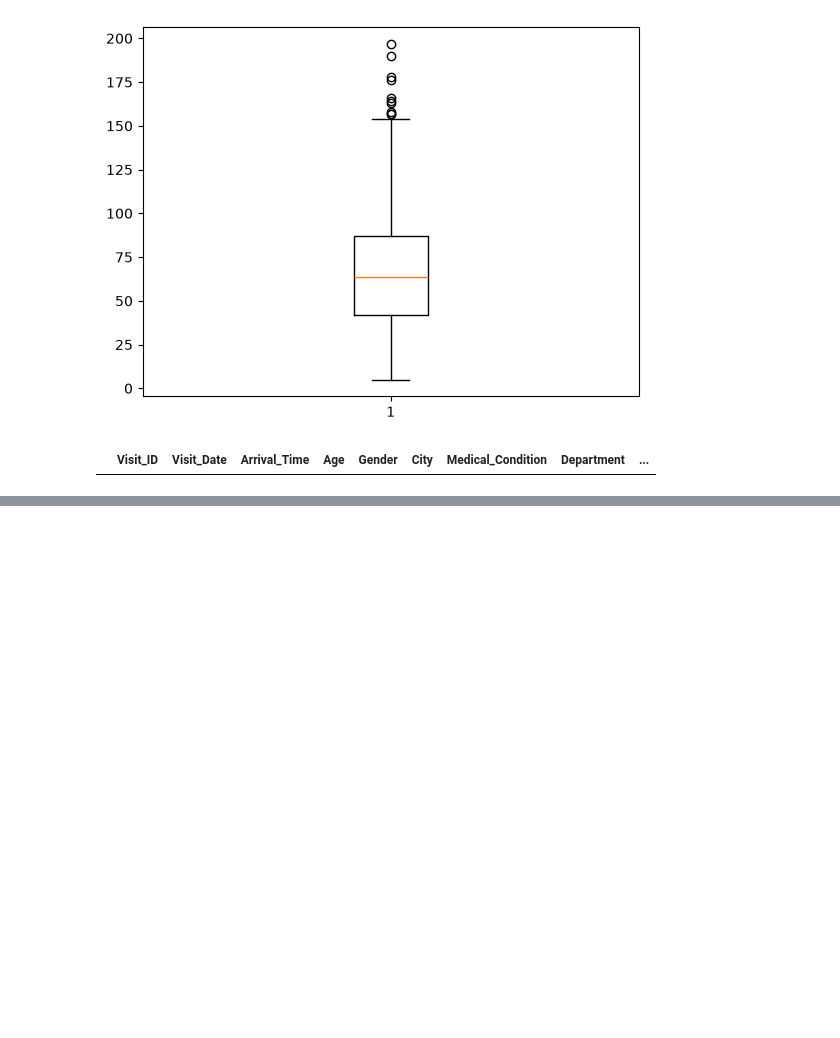
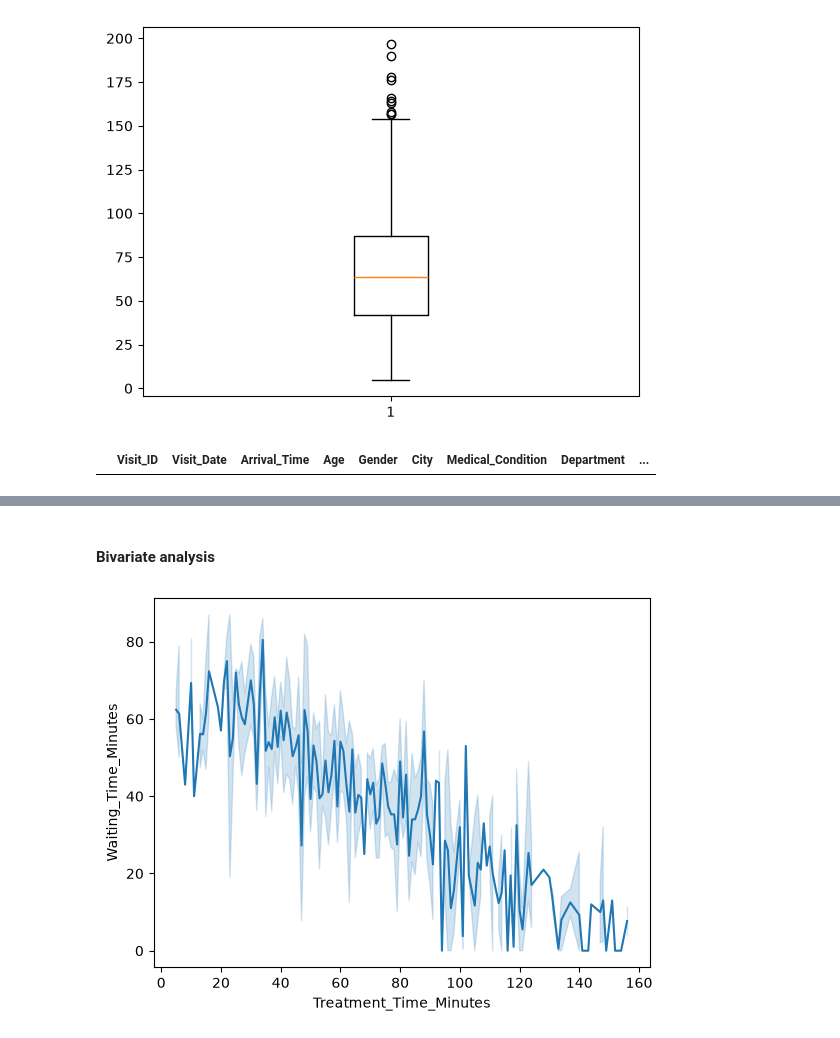
Before and after one commit to vedikabawane/Vedika_Bawane_FBS_Work, a Jupyter notebook: Data Analytics/EDA/EDA_Project.ipynb, the cells around one changed output, grey strips where cells are left out. Drawn from its saved outputs; the diff is of its cells as text; code cells hidden in the pictures; blank space fills up the shorter version.

```diff
--- a/Data Analytics/EDA/EDA_Project.ipynb
+++ b/Data Analytics/EDA/EDA_Project.ipynb
@@ -284,0 +323,7 @@ plt.show()
+# %% [markdown]
+#### Bivariate analysis
+# %%
+sns.lineplot(data, x='Treatment_Time_Minutes',y='Waiting_Time_Minutes')
+plt.show()
+# %% [output]
+[figure, added]
```
Also changed, not shown: parts of 16 cells of this notebook, 3 other files.
